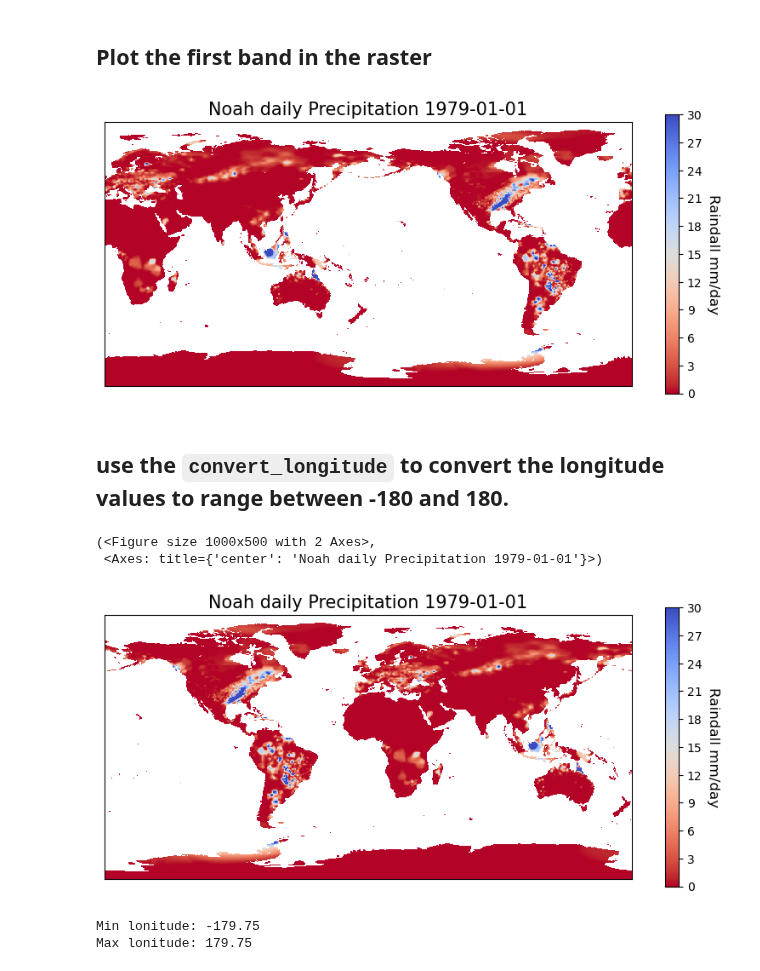
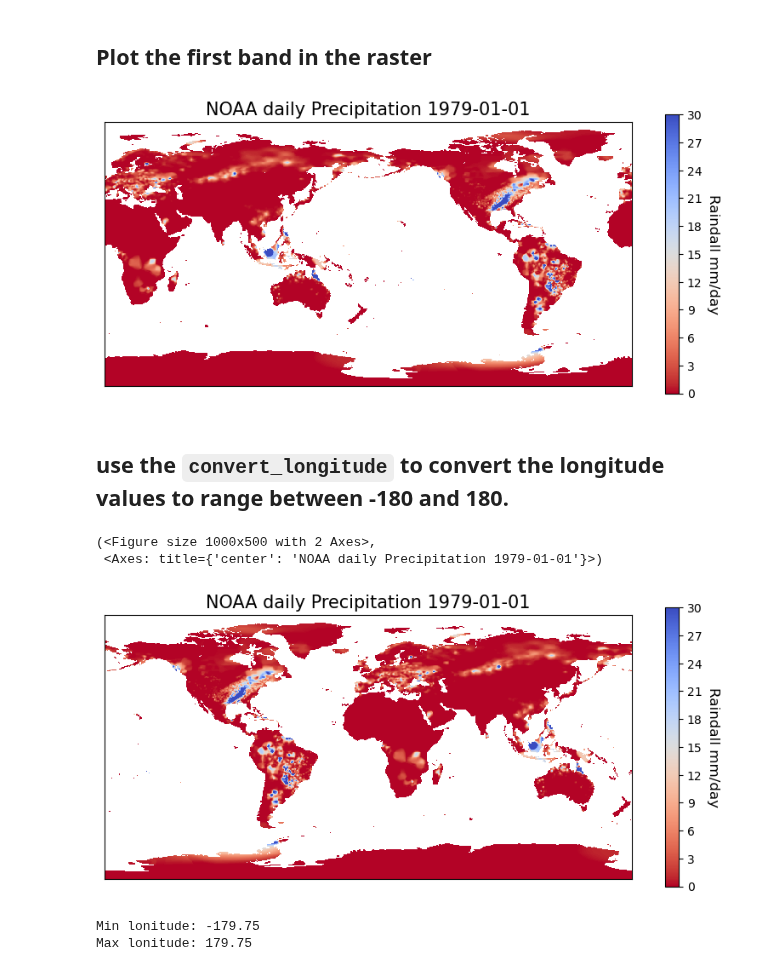
Before and after one commit to Serapieum-of-alex/pyramids, a Jupyter notebook: examples/notebooks/03convert-longitude.ipynb, the cells around one changed output. Saved outputs shown, nothing was run; the diff lists cells and outputs as text; code cells hidden in the pictures.

```diff
--- a/examples/notebooks/03convert-longitude.ipynb
+++ b/examples/notebooks/03convert-longitude.ipynb
@@ -35,24 +35,24 @@ Max lonitude: 359.75
 ## Plot the first band in the raster
 # %%
 fig, ax = dataset.plot(
-    band=0, figsize=(10, 5), title="Noah daily Precipitation 1979-01-01", cbar_label="Raindall mm/day", vmax=30,
+    band=0, figsize=(10, 5), title="NOAA daily Precipitation 1979-01-01", cbar_label="Raindall mm/day", vmax=30,
     cbar_length=0.85
 )
 # %% [output]
-[figure, old version]
+[figure, new version]
 # %% [markdown]
 ## use the `convert_longitude` to convert the longitude values to range between -180 and 180.
 # %%
 new_dataset = dataset.convert_longitude()
 # %%
 new_dataset.plot(
-    band=0, figsize=(10, 5), title="Noah daily Precipitation 1979-01-01", cbar_label="Raindall mm/day", vmax=30,
+    band=0, figsize=(10, 5), title="NOAA daily Precipitation 1979-01-01", cbar_label="Raindall mm/day", vmax=30,
     cbar_length=0.85
 )
 # %% [output]
 (<Figure size 1000x500 with 2 Axes>,
- <Axes: title={'center': 'Noah daily Precipitation 1979-01-01'}>)
+ <Axes: title={'center': 'NOAA daily Precipitation 1979-01-01'}>)
-[figure, old version]
+[figure, new version]
 # %%
 print(f"Min lonitude: {min(new_dataset.lon)}")
 print(f"Max lonitude: {max(new_dataset.lon)}")
```
Also changed, not shown: parts of 1 cell of this notebook, 3 other files.
